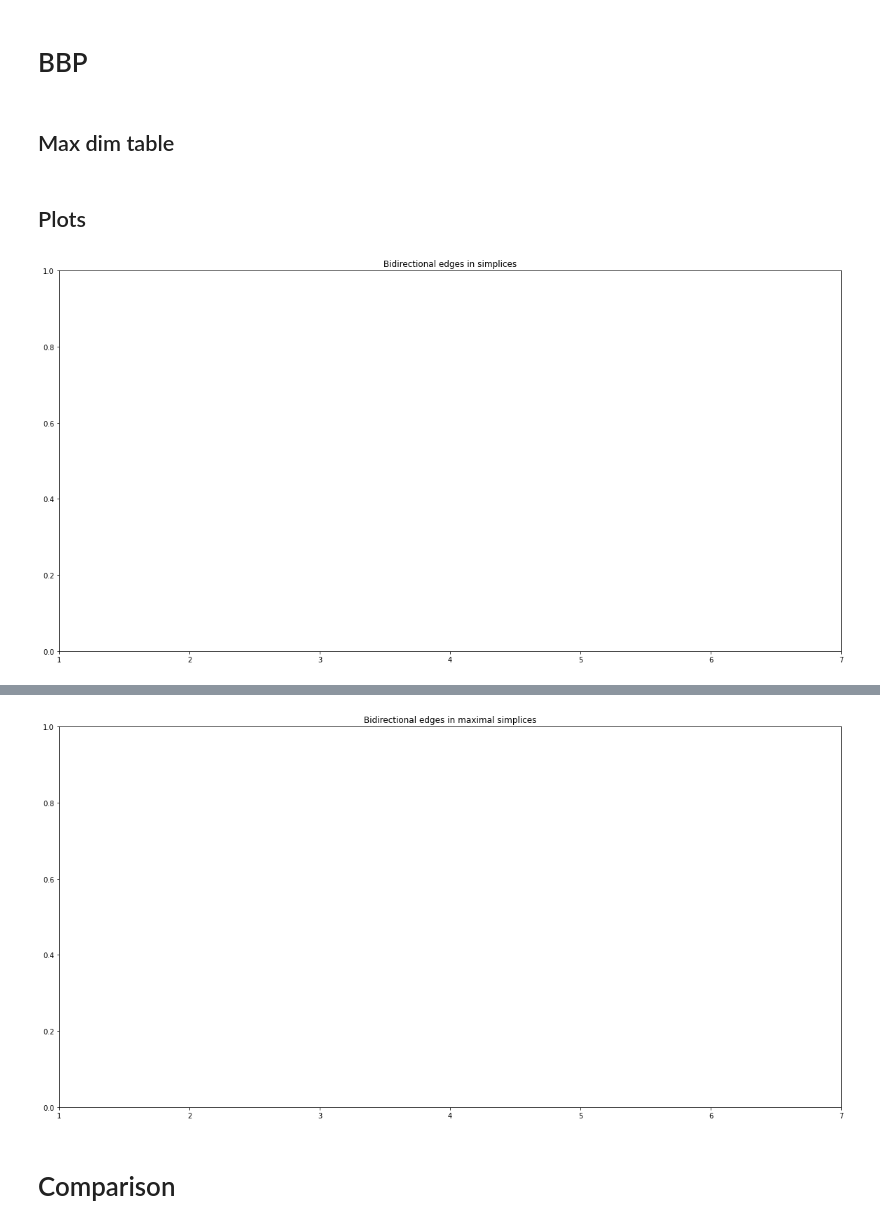
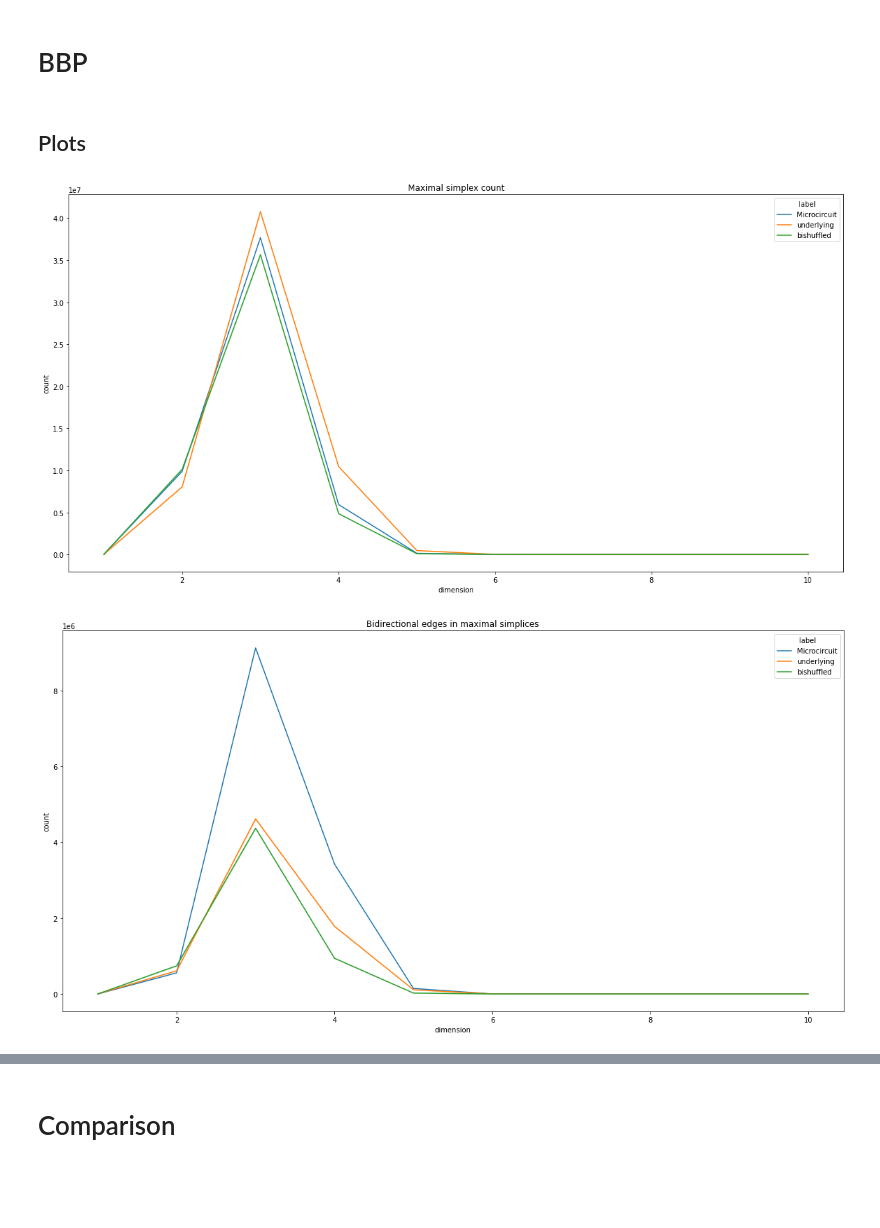
Before and after one commit to matsantoro/counting_motifs, a Jupyter notebook: worm_scripts/Motif_counts_worm_nomuscle_vs_column_representative.ipynb, the cells around one changed output, grey strips where cells are left out. Saved outputs shown, nothing was run; the diff lists cells and outputs as text; code cells hidden in the pictures; blank space fills up the shorter version.

```diff
--- a/worm_scripts/Motif_counts_worm_nomuscle_vs_column_representative.ipynb
+++ b/worm_scripts/Motif_counts_worm_nomuscle_vs_column_representative.ipynb
@@ -57,12 +90,11 @@ fig.savefig(title.replace(" ", "_") + "_worm")
 # %%
-title = "Bidirectional edges in representative maximal simplices"
-df = pd.DataFrame()
-for path, label in zip(path_list, label_list):
-    df = df.append(retrieve_sample_data(path, label, maximal = True))
-fig = plt.figure(figsize = [20,10])
-ax = fig.add_subplot()
-sns.lineplot(x = "dimension", y = "count", data = df, hue = "label", ax = ax)
-ax.set_title(title)
-ax.set_xlim([1,7])
-fig.savefig(title.replace(" ", "_") + "_worm_maximal")
+for count,title in zip(func_list,title_list_maximal):
+    df = pd.DataFrame()
+    for path, label in zip(path_list, label_list):
+        df = df.append(retrieve_sample_data(count, path, label, maximal = True))
+    fig = plt.figure(figsize = [20,10])
+    ax = fig.add_subplot()
+    sns.lineplot(x = "dimension", y = "count", data = df, hue = "label", ax = ax)
+    ax.set_title(title)
+    fig.savefig(title.replace(" ", "_") + "_worm_maximal")
 # %% [output]
@@ -70,25 +106,29 @@ fig.savefig(title.replace(" ", "_") + "_worm_maximal")
 # %% [markdown]
 # BBP
+# %%
+func_list = [simplex_count_extractor,
+             biedge_extractor, normalized_biedge_extractor]
 # %%
 path_list = [Path("data/bcounts/column"),
              Path("data/bcounts/underlying_1"),
              Path("data/bcounts/bshuffled_1")]
 # %%
 label_list = ["Microcircuit", "underlying", "bishuffled"]
-# %% [markdown]
-## Max dim table
 # %% [markdown]
 ## Plots
+# %%
+title_list_maximal = ["Maximal simplex count",
+             "Bidirectional edges in maximal simplices", "Normalized bidirectional edges in maximal simplices"]
 # %%
-title = "Bidirectional edges in simplices"
-df = pd.DataFrame()
-for path, label in zip(path_list, label_list):
-    df = df.append(retrieve_sample_data(path, label, maximal = False))
-fig = plt.figure(figsize = [20,10])
-ax = fig.add_subplot()
-sns.lineplot(x = "dimension", y = "count", data = df, hue = "label", ax = ax)
-ax.set_title(title)
-ax.set_xlim([1,7])
-fig.savefig(title.replace(" ", "_") + "_bbpv5")
+for count,title in zip(func_list,title_list_maximal):
+    df = pd.DataFrame()
+    for path, label in zip(path_list, label_list):
+        df = df.append(retrieve_sample_data(count, path, label, maximal = True))
+    fig = plt.figure(figsize = [20,10])
+    ax = fig.add_subplot()
+    sns.lineplot(x = "dimension", y = "count", data = df, hue = "label", ax = ax)
+    ax.set_title(title)
+    fig.savefig(title.replace(" ", "_") + "_bbpv5_maximal")
 # %% [output]
-[figure, old version]
+[figure, new version]
+[figure, added]
@@ -95,16 +138,3 @@ fig.savefig(title.replace(" ", "_") + "_bbpv5")
-# %%
-title = "Bidirectional edges in maximal simplices"
-df = pd.DataFrame()
-for path, label in zip(path_list, label_list):
-    df = df.append(retrieve_sample_data(path, label, maximal = True))
-fig = plt.figure(figsize = [20,10])
-ax = fig.add_subplot()
-sns.lineplot(x = "dimension", y = "count", data = df, hue = "label", ax = ax)
-ax.set_title(title)
-ax.set_xlim([1,7])
-fig.savefig(title.replace(" ", "_") + "_bbpv5_maximal")
-# %% [output]
-[figure, removed]
 # %% [markdown]
 # Comparison
 # %%
```
Also changed, not shown: parts of 12 cells of this notebook.
